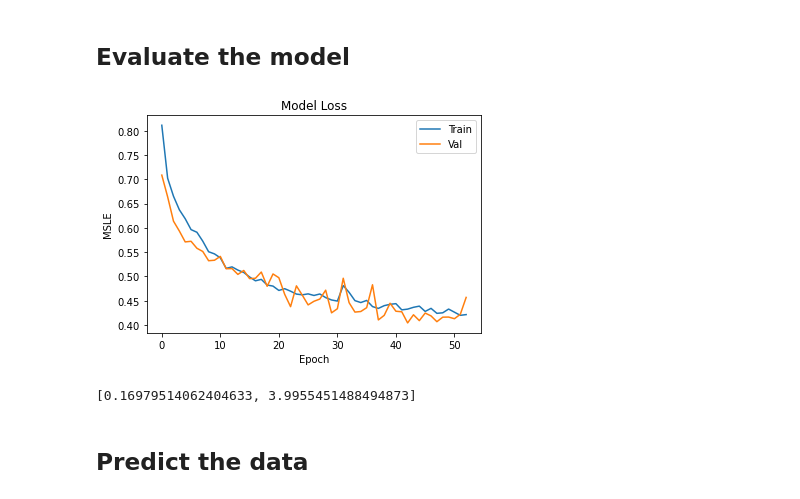
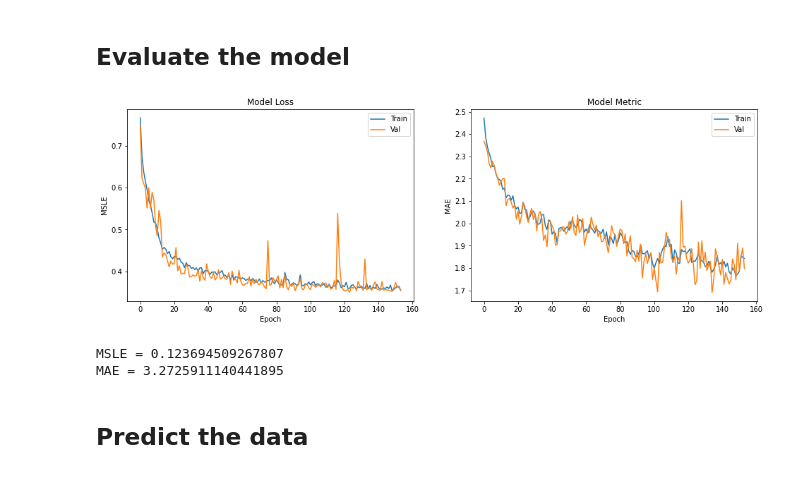
Before and after one commit to oceanhackweek/ohw21-proj-deep-currents, a Jupyter notebook: notebooks/deep_learning.ipynb, the cells around one changed output. Saved outputs shown, nothing was run; the diff lists cells and outputs as text; code cells hidden in the pictures.

```diff
--- a/notebooks/deep_learning.ipynb
+++ b/notebooks/deep_learning.ipynb
@@ -63,0 +15,2 @@ y = y['UCUR'].to_numpy()
+# %%
+m = Model()
@@ -237,11 +135,12 @@ def plot_history(history):
 # %%
-plot_history(history)
+m.plot_history()
 # %% [output]
-[figure, old version]
+[figure, new version]
 # %%
-model.evaluate(X_val, y_val, verbose=0)
+m.model_evaluate()
 # %% [output]
-[0.16979514062404633, 3.9955451488494873]
+MSLE = 0.123694509267807
+MAE = 3.2725911140441895
 # %% [markdown]
 ## Predict the data
 # %%
```
Also changed, not shown: parts of 35 cells of this notebook, 10 other files.
